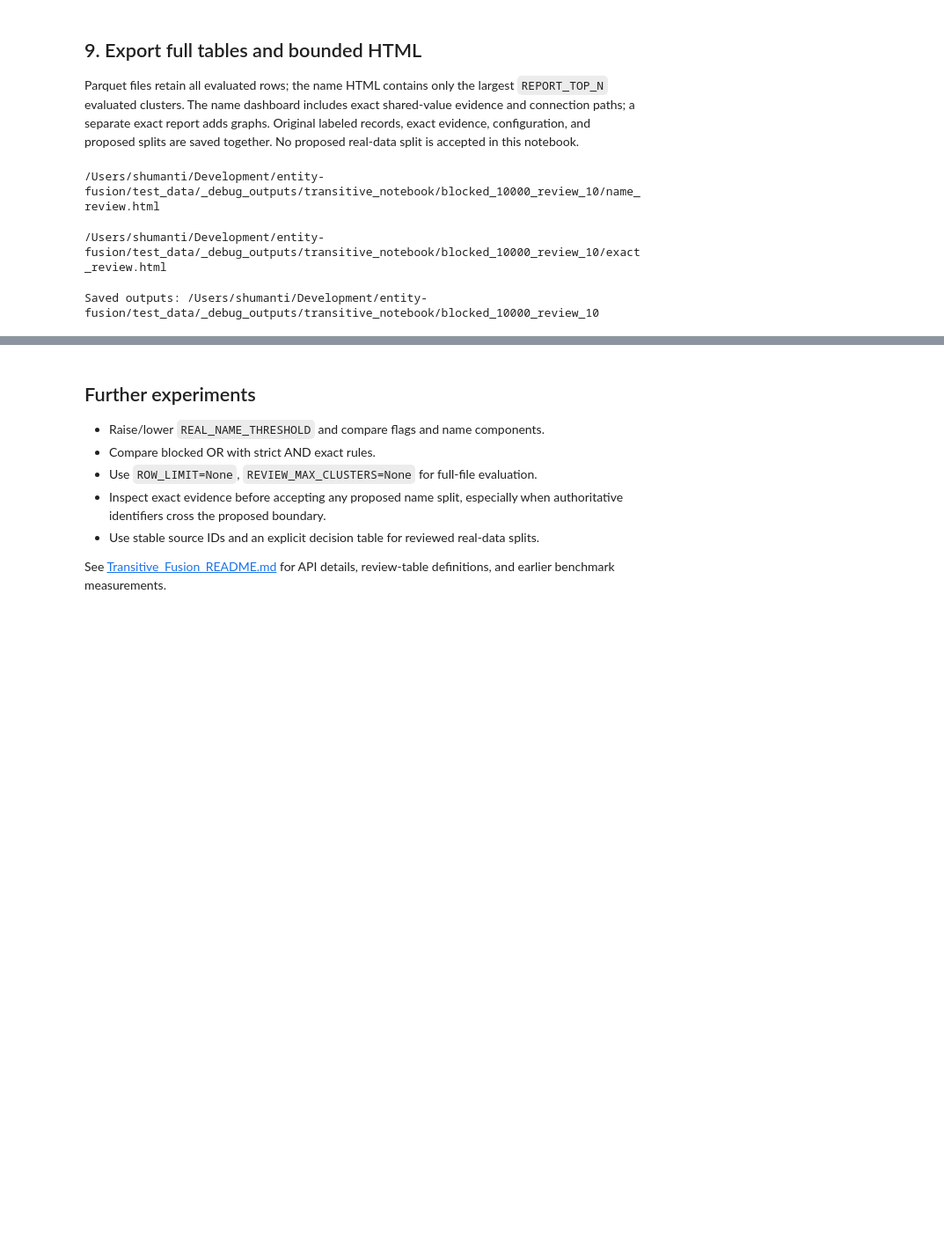
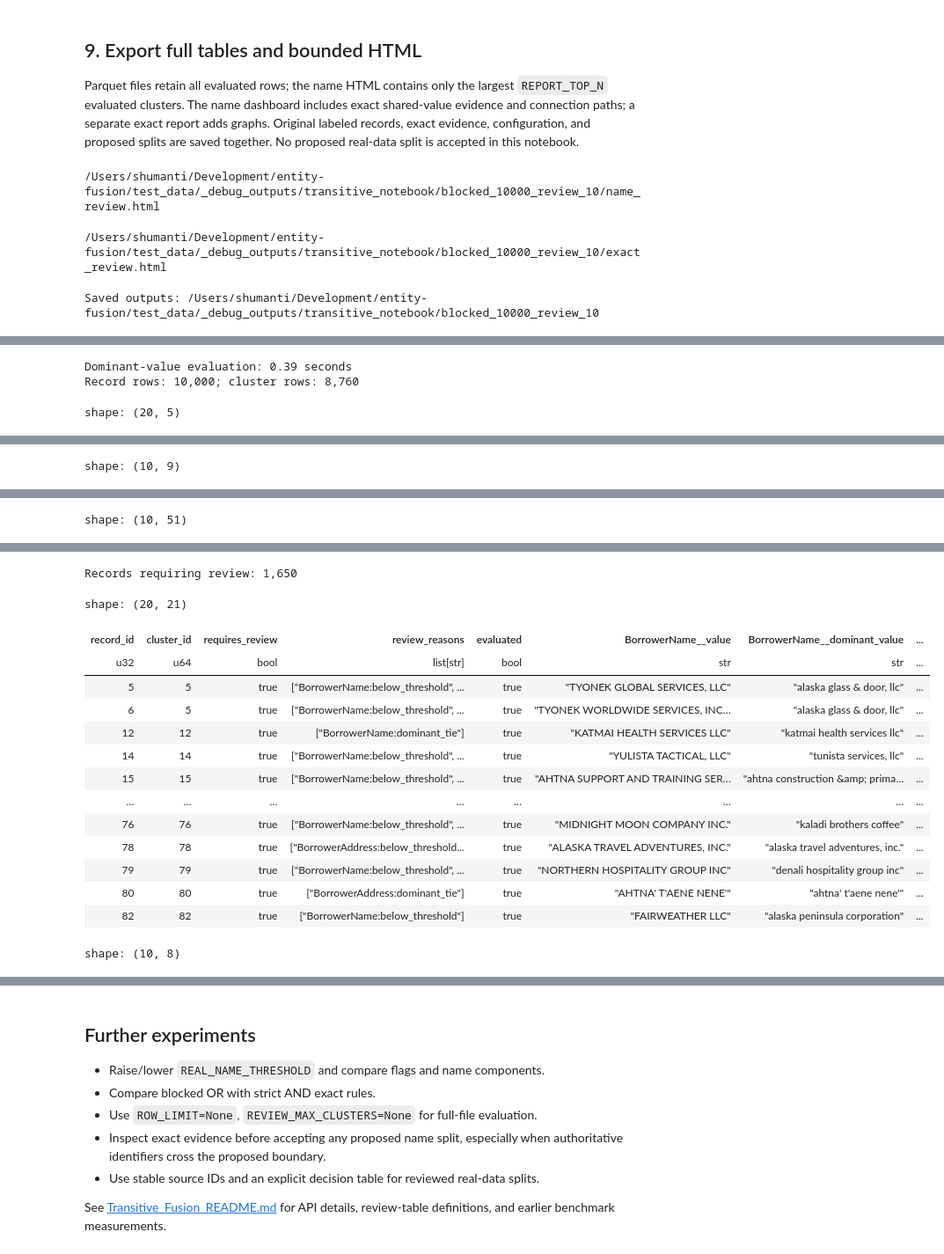
Before and after one commit to codewhiskers/entity-fusion, a Jupyter notebook: Test_Transitive_Fusion.ipynb, the cells around one changed output, grey strips where cells are left out. Shown at 88% size. Cells and saved outputs as stored; diff of their text form; code cells hidden in the pictures; blank space fills up the shorter version.

Commit message:
changed evaluation feature

```diff
--- a/Test_Transitive_Fusion.ipynb
+++ b/Test_Transitive_Fusion.ipynb
@@ -305,9 +315,18 @@ if ROW_LIMIT is not None and (type(ROW_LIMIT) is not int or ROW_LIMIT < 1):
     raise ValueError("ROW_LIMIT must be a positive integer or None")
 
 started = perf_counter()
-scan = pl.scan_parquet(INPUT_PATH).select(
+scan = pl.scan_parquet(INPUT_PATH)
+source_columns = scan.collect_schema().names()
+optional_columns = [c for c in (FILING_COUNT_COLUMN, FILING_ID_COLUMN) if c is not None]
+missing_columns = [c for c in optional_columns if c not in source_columns]
+if missing_columns:
+    raise ValueError(f"Configured filing columns are absent from the input: {missing_columns}")
+# Retain the filing columns during loading so they reach the evaluation step.
+columns_to_load = list(dict.fromkeys([
     "BorrowerName", "BorrowerAddress", "BorrowerCity", "BorrowerState",
-)
+    *DOMINANT_FIELDS.keys(), *optional_columns,
+]))
+scan = scan.select(columns_to_load)
 source_rows = scan.select(pl.len()).collect().item()
 if ROW_LIMIT is not None:
     scan = scan.head(ROW_LIMIT)
@@ -514,0 +611,47 @@ Saved outputs: /Users/shumanti/Development/entity-fusion/test_data/_debug_output
+# %%
+started = perf_counter()
+field_assessment = evaluate_clusters(
+    real_fusion,
+    record_id_column="demo_record_id",
+    fields=DOMINANT_FIELDS,
+    filing_count_column=FILING_COUNT_COLUMN,
+    filing_id_column=FILING_ID_COLUMN,
+    min_cluster_size=1,
+    max_clusters=None,
+)
+record_review, cluster_review = field_assessment
+print(f"Dominant-value evaluation: {perf_counter() - started:.2f} seconds")
+print(f"Record rows: {record_review.height:,}; cluster rows: {cluster_review.height:,}")
+display(record_review.select("record_id", "cluster_id", "evaluated", "requires_review", "review_reasons").head(20))
+display(cluster_review.select(
+    "cluster_id", "record_count", "summed_filing_count", "distinct_filing_ids",
+    "total_filings", "filing_counts_missing_count", "filing_ids_missing_count",
+    "review_record_count", "requires_review",
+).head(10))
+display(cluster_review.head(10))  # full field-level diagnostics
+
+# Only these individual records need review under the configured policies.
+records_needing_review = record_review.filter(pl.col("requires_review").fill_null(False))
+print(f"Records requiring review: {records_needing_review.height:,}")
+display(records_needing_review.head(20))
+assert record_review.height == real_fusion.records.height
+assert record_review["record_id"].to_list() == real_fusion.records["demo_record_id"].to_list()
+record_review.write_parquet(run_dir / "dominant_record_review.parquet")
+cluster_review.write_parquet(run_dir / "dominant_cluster_review.parquet")
+(run_dir / "dominant_configuration.json").write_text(
+    json.dumps(field_assessment.configuration, indent=2), encoding="utf-8",
+)
+
+# Join only the record-specific flags to the full original dataset.
+records_with_flags = real_fusion.records.join(
+    record_review.select("record_id", "requires_review", "review_reasons").rename({"record_id": "demo_record_id"}),
+    on="demo_record_id", how="left", validate="1:1", maintain_order="left",
+)
+assert records_with_flags.height == real_fusion.records.height
+display(records_with_flags.head(10))
+
+records_with_flags.write_parquet(run_dir / "records_with_dominant_review_flags.parquet")
+# %% [output]
+Dominant-value evaluation: 0.39 seconds
+Record rows: 10,000; cluster rows: 8,760
+shape: (20, 5)
@@ -514,0 +671 @@ Saved outputs: /Users/shumanti/Development/entity-fusion/test_data/_debug_output
+shape: (10, 9)
@@ -514,0 +684 @@ Saved outputs: /Users/shumanti/Development/entity-fusion/test_data/_debug_output
+shape: (10, 51)
@@ -514,0 +697,16 @@ Saved outputs: /Users/shumanti/Development/entity-fusion/test_data/_debug_output
+Records requiring review: 1,650
+shape: (20, 21)
+| record_id | cluster_id | requires_review | review_reasons | evaluated | BorrowerName__value | BorrowerName__dominant_value | ... |
+| u32 | u64 | bool | list[str] | bool | str | str | ... |
+| 5 | 5 | true | ["BorrowerName:below_threshold", ... | true | "TYONEK GLOBAL SERVICES, LLC" | "alaska glass & door, llc" | ... |
+| 6 | 5 | true | ["BorrowerName:below_threshold", ... | true | "TYONEK WORLDWIDE SERVICES, INC… | "alaska glass & door, llc" | ... |
+| 12 | 12 | true | ["BorrowerName:dominant_tie"] | true | "KATMAI HEALTH SERVICES LLC" | "katmai health services llc" | ... |
+| 14 | 14 | true | ["BorrowerName:below_threshold", ... | true | "YULISTA TACTICAL, LLC" | "tunista services, llc" | ... |
+| 15 | 15 | true | ["BorrowerName:below_threshold", ... | true | "AHTNA SUPPORT AND TRAINING SER… | "ahtna construction &amp; prima… | ... |
+| … | … | … | … | … | … | … | ... |
+| 76 | 76 | true | ["BorrowerName:below_threshold", ... | true | "MIDNIGHT MOON COMPANY INC." | "kaladi brothers coffee" | ... |
+| 78 | 78 | true | ["BorrowerAddress:below_threshold... | true | "ALASKA TRAVEL ADVENTURES, INC." | "alaska travel adventures, inc." | ... |
+| 79 | 79 | true | ["BorrowerName:below_threshold", ... | true | "NORTHERN HOSPITALITY GROUP INC" | "denali hospitality group inc" | ... |
+| 80 | 80 | true | ["BorrowerAddress:dominant_tie"] | true | "AHTNA' T'AENE NENE'" | "ahtna' t'aene nene'" | ... |
+| 82 | 82 | true | ["BorrowerName:below_threshold"] | true | "FAIRWEATHER LLC" | "alaska peninsula corporation" | ... |
+shape: (10, 8)
```
Also changed, not shown: parts of 5 cells of this notebook, 6 other files.
